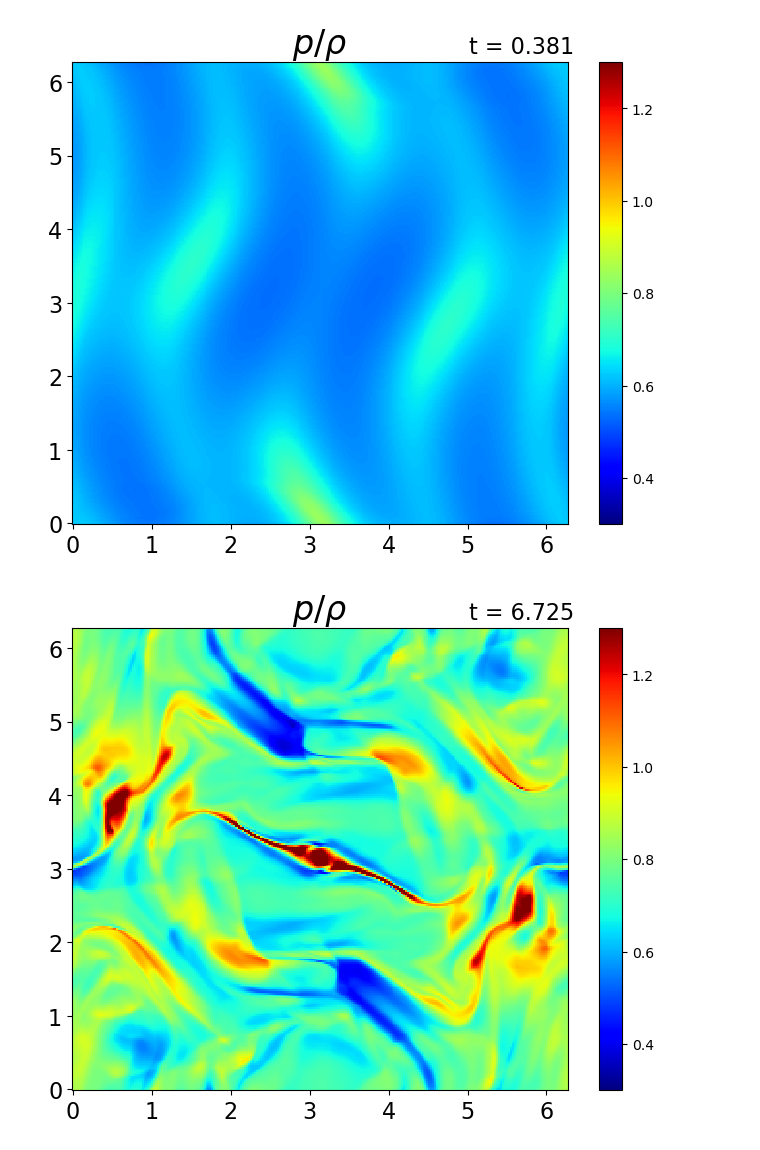
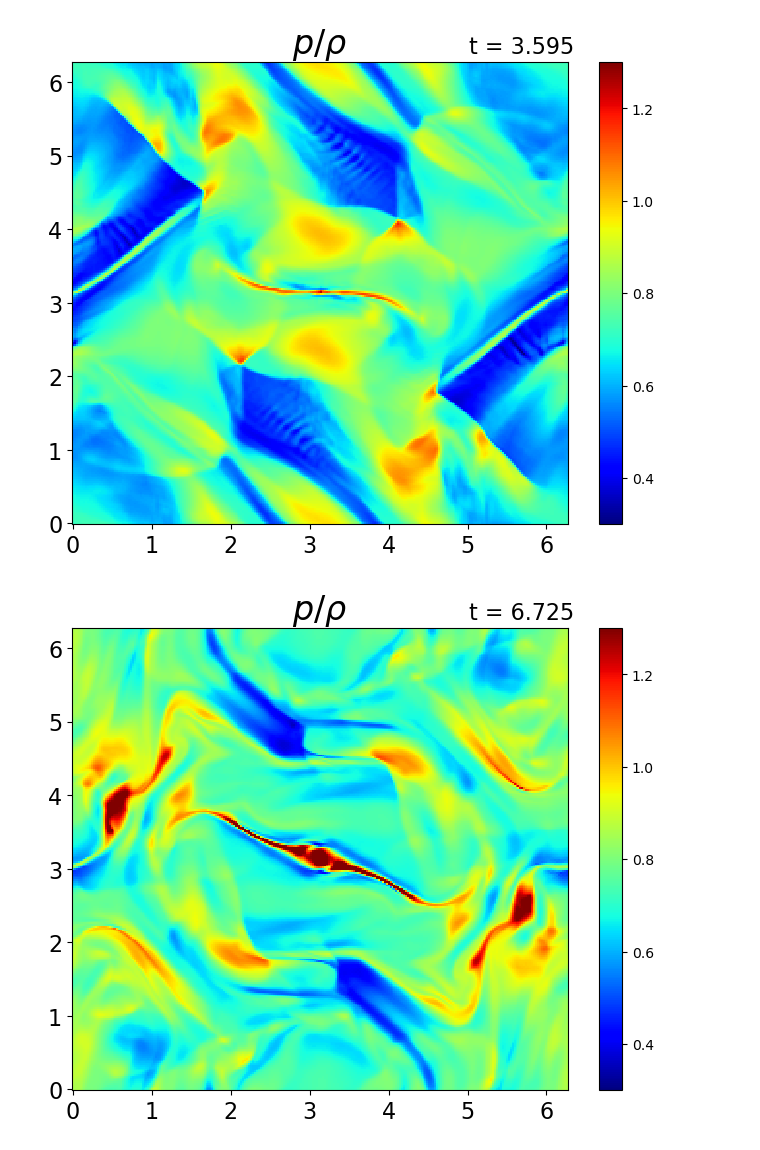
Before and after one commit to keita-akutagawa/IdealMHD_GPU, a Jupyter notebook: examples_2D/orszag_tang/orszag_tang_CT.ipynb, the cells around one changed output. Cells and saved outputs as stored; diff of their text form; code cells hidden in the pictures.

```diff
--- a/examples_2D/orszag_tang/orszag_tang_CT.ipynb
+++ b/examples_2D/orszag_tang/orszag_tang_CT.ipynb
@@ -44,31 +44,31 @@ G_bar = np.zeros(G.shape)
 # %%
 fig = plt.figure(figsize=(8, 6))
 ax1 = fig.add_subplot(111)
 
 log = np.loadtxt("log.txt", delimiter=',')
-step = 100
+step = 1000
 U = np.loadtxt(f"results/orszag_tang_{step}.txt", delimiter=',').T.reshape(8, nx, ny)
 rho = U[0, :, :]
 u = U[1, :, :] / rho
 v = U[2, :, :] / rho
 w = U[3, :, :] / rho
 Bx = U[4, :, :]
 By = U[5, :, :]
 Bz = U[6, :, :]
 e = U[7, :, :]
 p = (gamma-1) * (e - rho*(u**2+v**2+w**2)/2 - (Bx**2+By**2+Bz**2)/2)
 magnetic_pressure = 1/2 * (Bx**2+By**2+Bz**2)
 pT = p + magnetic_pressure
 
 contour = ax1.pcolormesh(X, Y, (p/rho).T, vmin=0.3, vmax=1.3, cmap='jet')
 cbar = plt.colorbar(contour, ax=ax1)
 
 ax1.set_title(r"$p/\rho$", fontsize=24)
 ax1.text(0.8, 1.02, f"t = {log[int(step/10)][1]:.3f}", transform=ax1.transAxes, fontsize=16)
 ax1.tick_params(labelsize=16)
 plt.show()
 # %% [output]
-[figure, old version]
+[figure, new version]
 # %%
 fig = plt.figure(figsize=(8, 6))
 ax1 = fig.add_subplot(111)
```
Also changed, not shown: 3 other files.
